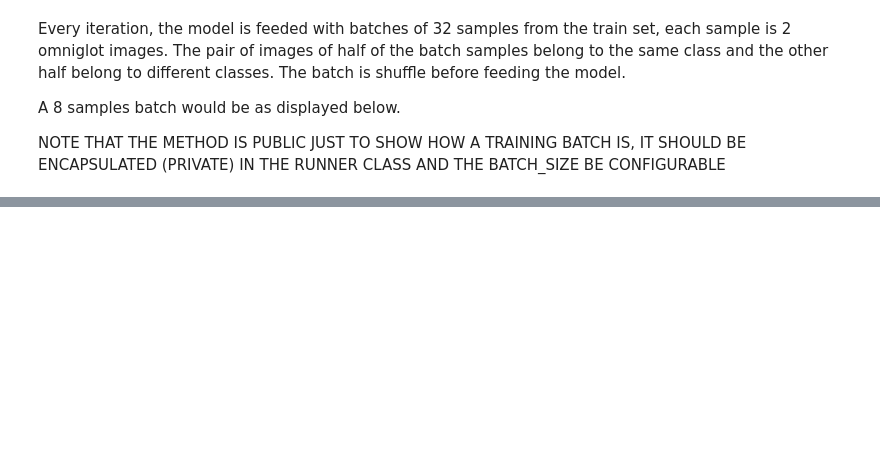
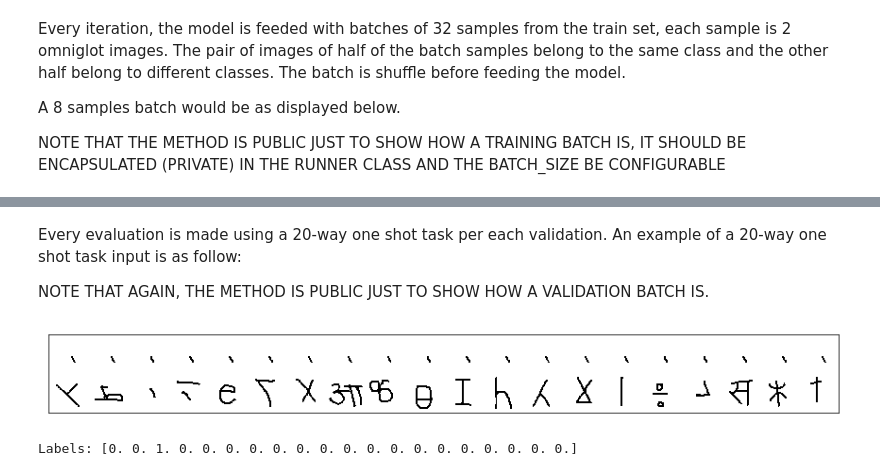
Before and after one commit to boodland/One-Shot-Learning, a Jupyter notebook: experiment.ipynb, the cells around one changed output, grey strips where cells are left out. Cells and saved outputs as stored; diff of their text form; code cells hidden in the pictures; blank space fills up the shorter version.

```diff
--- a/experiment.ipynb
+++ b/experiment.ipynb
@@ -433,0 +433,11 @@ Labels: [0. 1. 1. 0. 1. 1. 0. 0.]
+# %% [markdown]
+Every evaluation is made using a 20-way one shot task per each validation. An example of a 20-way one shot task input is as follow:
+
+NOTE THAT AGAIN, THE METHOD IS PUBLIC JUST TO SHOW HOW A VALIDATION BATCH IS.
+# %%
+inputs, labels = one_shot_runner.get_one_shot_batch(batch_size=20, data_type='val')
+display_batch(*inputs)
+print(f'Labels: {labels}')
+# %% [output]
+[figure, added]
+Labels: [0. 0. 1. 0. 0. 0. 0. 0. 0. 0. 0. 0. 0. 0. 0. 0. 0. 0. 0. 0.]
```
Also changed, not shown: parts of 14 cells of this notebook.
